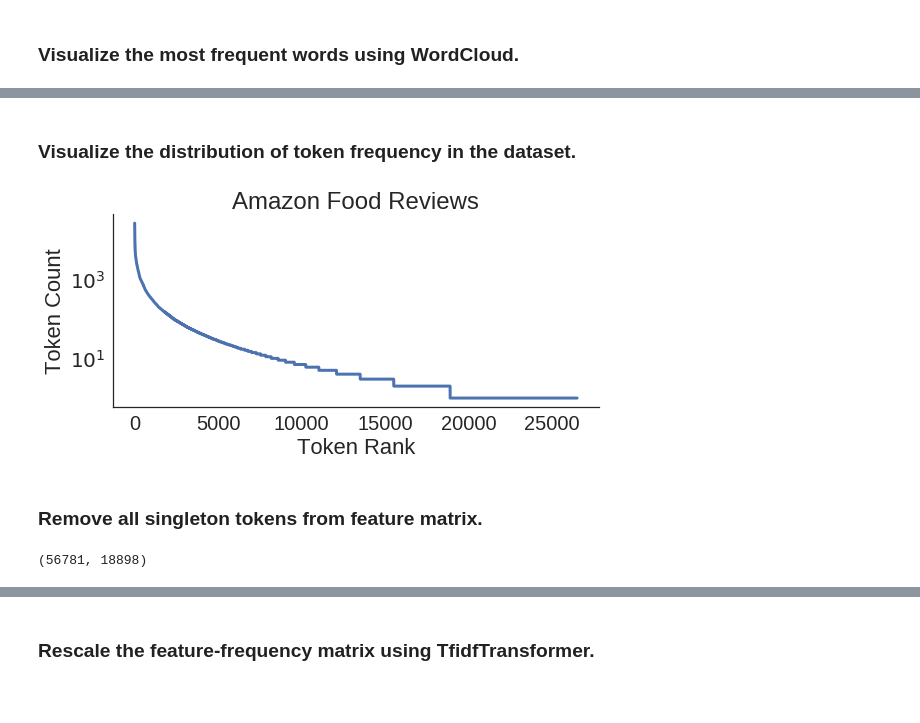
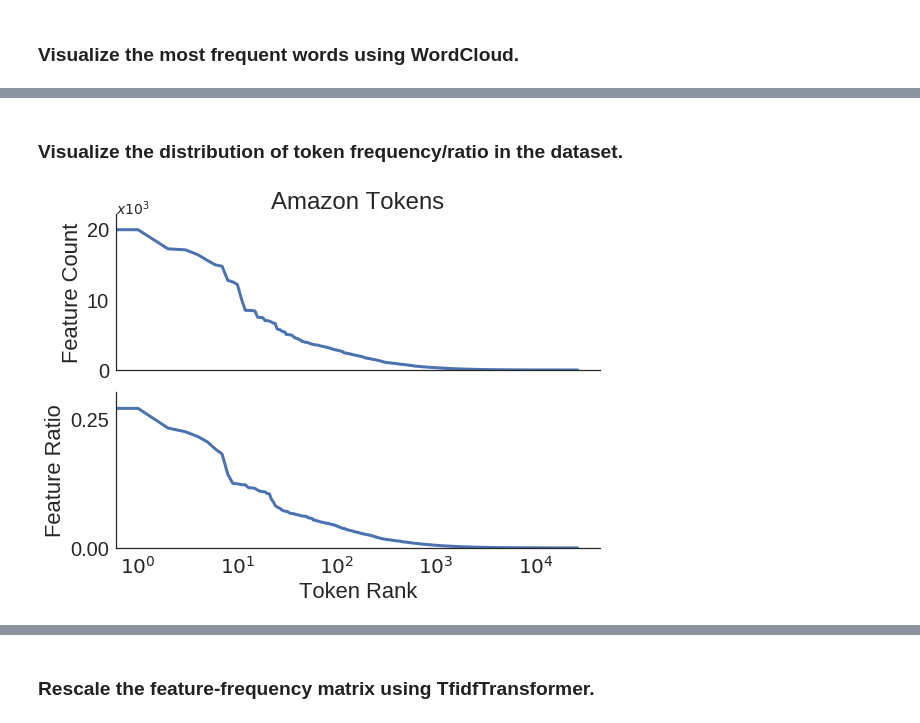
Before and after one commit to szorowi1/qmss2017, a Jupyter notebook: module4/module4_solutions.ipynb, the cells around one changed output, grey strips where cells are left out. Saved outputs shown, nothing was run; the diff lists cells and outputs as text; code cells hidden in the pictures; blank space fills up the shorter version.

```diff
--- a/module4/module4_solutions.ipynb
+++ b/module4/module4_solutions.ipynb
@@ -277,23 +275,24 @@ plt.show()
 # %% [markdown]
-### Visualize the distribution of token frequency in the dataset.
+### Visualize the distribution of token frequency/ratio in the dataset.
-# %%
-## Plot
-fig, ax = plt.subplots(1,1,figsize=(8,4))
-ax.plot( np.sort(feature_counts)[::-1], linewidth=3 )
-ax.set(xlabel='Token Rank', yscale='log', ylabel='Token Count', title='Amazon Food Reviews')
-sns.despine()
-plt.tight_layout()
-# %% [output]
-[figure, removed]
-# %% [markdown]
-### Remove all singleton tokens from feature matrix.
-# %%
-## Find all features occurring only once.
-singleton_ix = np.where(feature_counts==1, True, False)
-
-## Remove from feature names and sparse matrix.
-cmat = cmat[:,~singleton_ix]
-features = features[~singleton_ix]
-cmat.shape
-# %% [output]
-(56781, 18898)
+# %%
+## Plot
+fig, axes = plt.subplots(2,1,figsize=(8,6), sharex=True)
+
+## Compute arrays.
+feature_counts = np.array( cmat.sum(axis=0) ).squeeze()
+feature_ratios = np.array( (cmat > 0).mean(axis=0) ).squeeze()
+
+## Iteratively plot.
+for ax, arr in zip(axes, [feature_counts * 1e-3, feature_ratios]):
+    ax.plot( np.sort( arr )[::-1], linewidth=3 )
+    ax.set(xscale='log')
+
+## Fix axes.
+axes[0].set(title='Amazon Tokens', ylim=(0,22), yticks=np.linspace(0,20,3), ylabel='Feature Count')
+axes[0].annotate(r"$x10^3$", xy=(0.6, 22), fontsize=14)
+axes[1].set(xlabel='Token Rank', ylim=(0,0.3), yticks=np.linspace(0,1,5), ylabel='Feature Ratio')
+
+sns.despine()
+plt.tight_layout()
+# %% [output]
+[figure, added]
```
Also changed, not shown: parts of 8 cells of this notebook, 1 other file.
